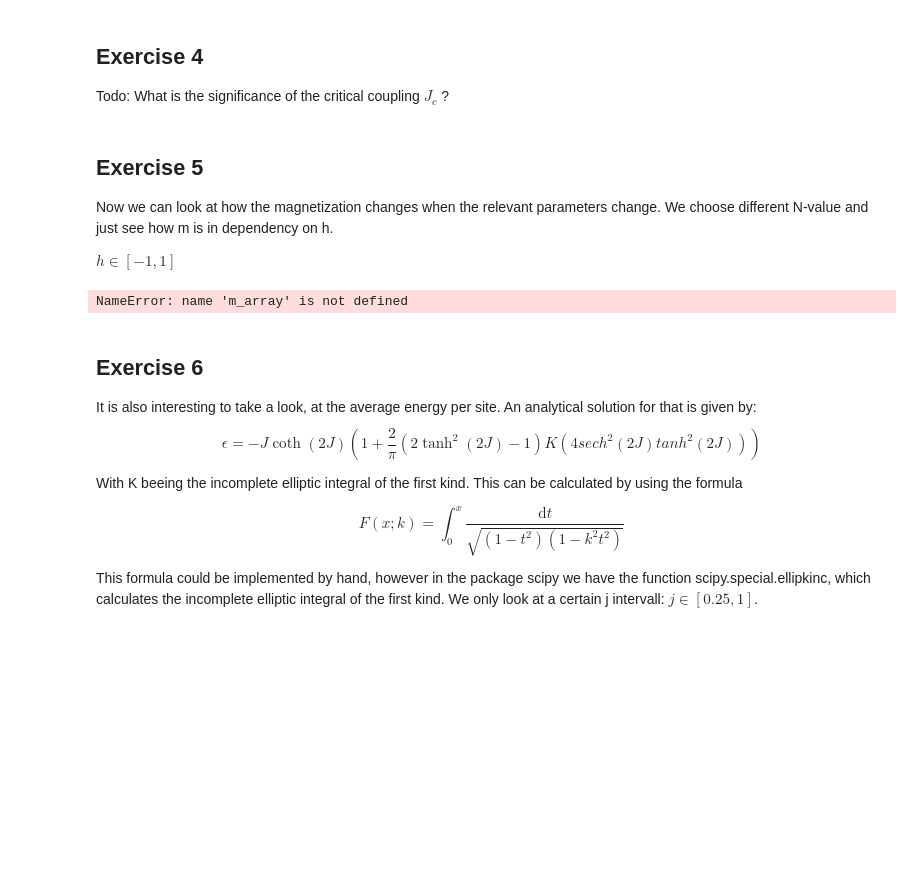
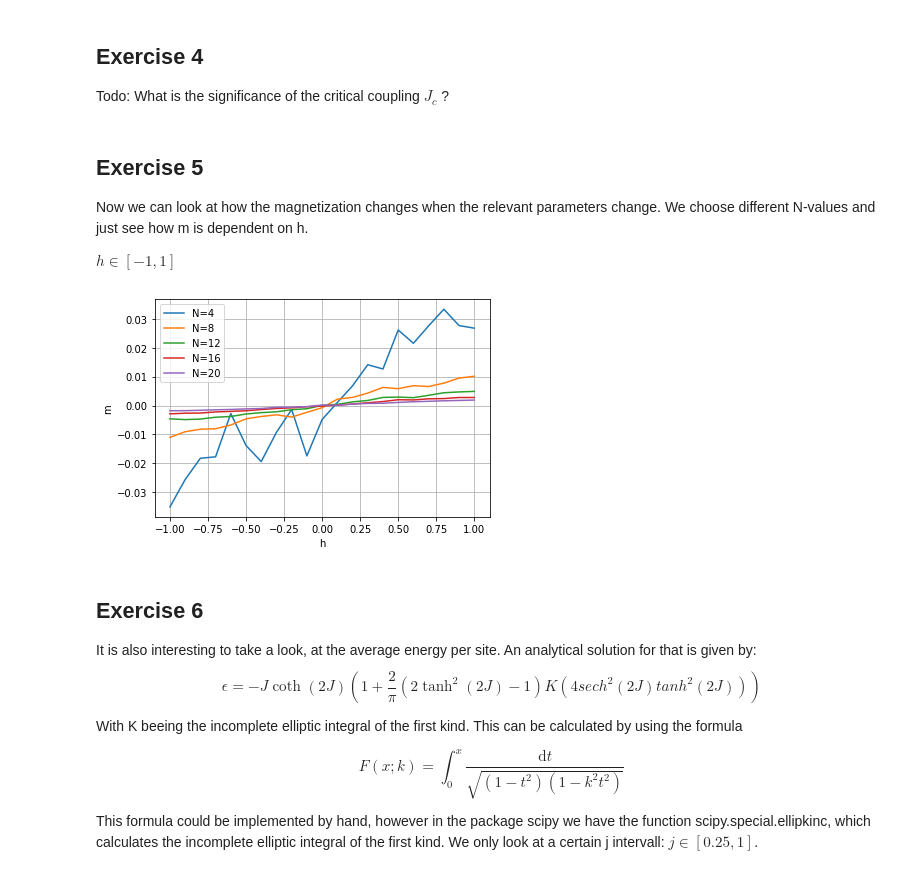
Before and after one commit to thomas-matt-block/physics760_Martin, a Jupyter notebook: Exercise 2/exercise2.ipynb, the cells around one changed output. Cells and saved outputs as stored; diff of their text form; code cells hidden in the pictures; blank space fills up the shorter version.

```diff
--- a/Exercise 2/exercise2.ipynb
+++ b/Exercise 2/exercise2.ipynb
@@ -129,9 +213,12 @@ Now these sweeps are executed a lot of times. The next steps are:
 # %%
-#lambda seems to cause a invalid syntax error
 def mc_estimate(spin_array, j, h, t, lamba, repeats):
+    m=np.zeros(repeats)
+
     for k in range(repeats):
-        m=np.zeros(repeats)
-        for i in range(lamba):
-            spin_array=sweep(spin_array, j, h, t)
-        m[k]=magnetization_random_configurations(spin_array, j, h, t, 0.01)
+        for i in range(int(lamba)):
+            spin_array = sweep(spin_array, j, h, t)
+        m[k] = magnetization_random_configurations(spin_array, j, h, t, 0.01)
+        #print(m[k])
+        #print(m)
+
     return np.average(m)
@@ -150,36 +258,39 @@ Todo: What is the significance of the critical coupling $J_c$ ?
 # %% [markdown]
 ## Exercise 5
 
-Now we can look at how the magnetization changes when the relevant parameters change. We choose different N-value and just see how m is in dependency on h.
+Now we can look at how the magnetization changes when the relevant parameters change. We choose different N-values and just see how m is dependent on h.
 
 $h \in [-1, 1]$
 # %%
-def plot_m_h_dependency(j, t, lamba, repeats):
+#def plot_m_h_dependency(j, t, lamba, repeats):
+def plot_m_h_dependency(j, t, repeats):
     h_array=np.arange(-1, 1.01, 0.1)
     m_array_4=np.zeros(len(h_array))
     m_array_8=np.zeros(len(h_array))
     m_array_12=np.zeros(len(h_array))
     m_array_16=np.zeros(len(h_array))
     m_array_20=np.zeros(len(h_array))
     for i in range(len(h_array)):
-        m_array_4[i]=mc_estimate(gen_spin_array(4), j, h_array[i], t, lamba, repeats)
-        m_array_8[i]=mc_estimate(gen_spin_array(8), j, h_array[i], t, lamba, repeats)
-        m_array_12[i]=mc_estimate(gen_spin_array(12), j, h_array[i], t, lamba, repeats)
-        m_array_16[i]=mc_estimate(gen_spin_array(16), j, h_array[i], t, lamba, repeats)
-        m_array_20[i]=mc_estimate(gen_spin_array(20), j, h_array[i], t, lamba, repeats)
+        m_array_4[i]=mc_estimate(gen_spin_array(4), j, h_array[i], t, 4**2, repeats)
+        m_array_8[i]=mc_estimate(gen_spin_array(8), j, h_array[i], t, 8**2, repeats)
+        m_array_12[i]=mc_estimate(gen_spin_array(12), j, h_array[i], t, 12**2, repeats)
+        m_array_16[i]=mc_estimate(gen_spin_array(16), j, h_array[i], t, 16**2, repeats)
+        m_array_20[i]=mc_estimate(gen_spin_array(20), j, h_array[i], t, 20**2, repeats)
     plt.plot(h_array, m_array_4, label="N=4")
     plt.plot(h_array, m_array_8, label="N=8")
     plt.plot(h_array, m_array_12, label="N=12")
     plt.plot(h_array, m_array_16, label="N=16")
     plt.plot(h_array, m_array_20, label="N=20")
     plt.legend(loc="best")
     plt.xlabel("h")
     plt.ylabel("m")
+    plt.grid('True')
     plt.savefig("h_m_dependency.png")
 
-plot_m_h_dependency(1, 1, 49, 100)
+plot_m_h_dependency(1, 1, 100)
+#plot_m_h_dependency(1, 1, 49, 100)
 # %% [output]
-NameError: name 'm_array' is not defined
+[figure, added]
 # %% [markdown]
 ## Exercise 6
 
```
Also changed, not shown: parts of 9 cells of this notebook.
